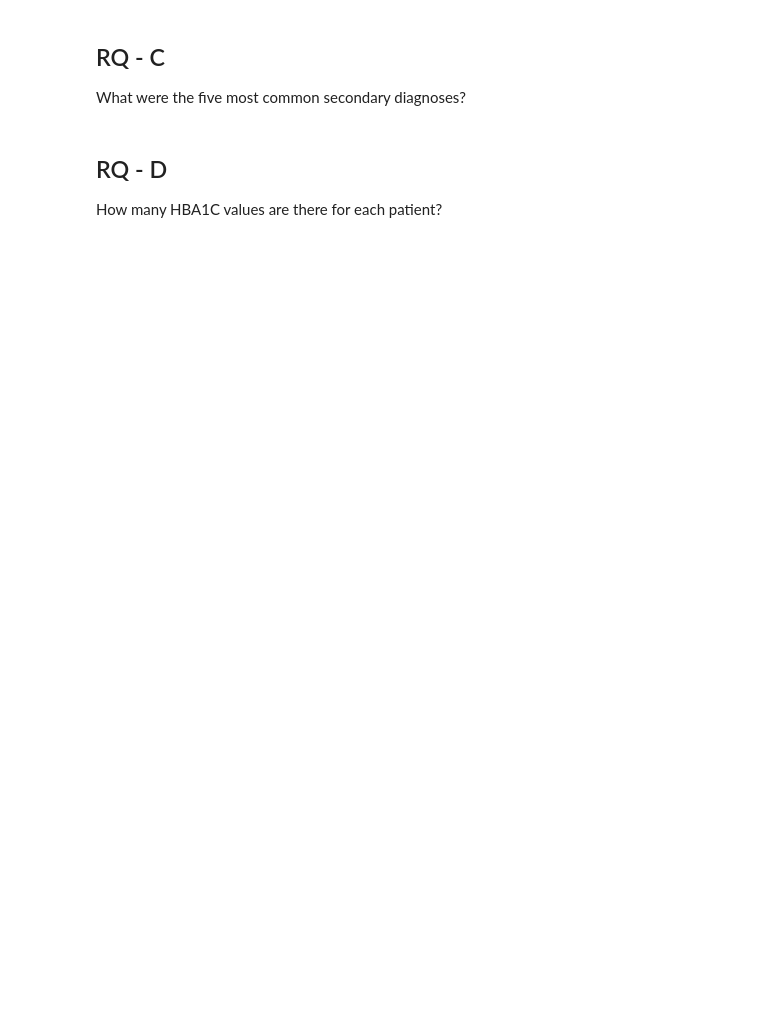
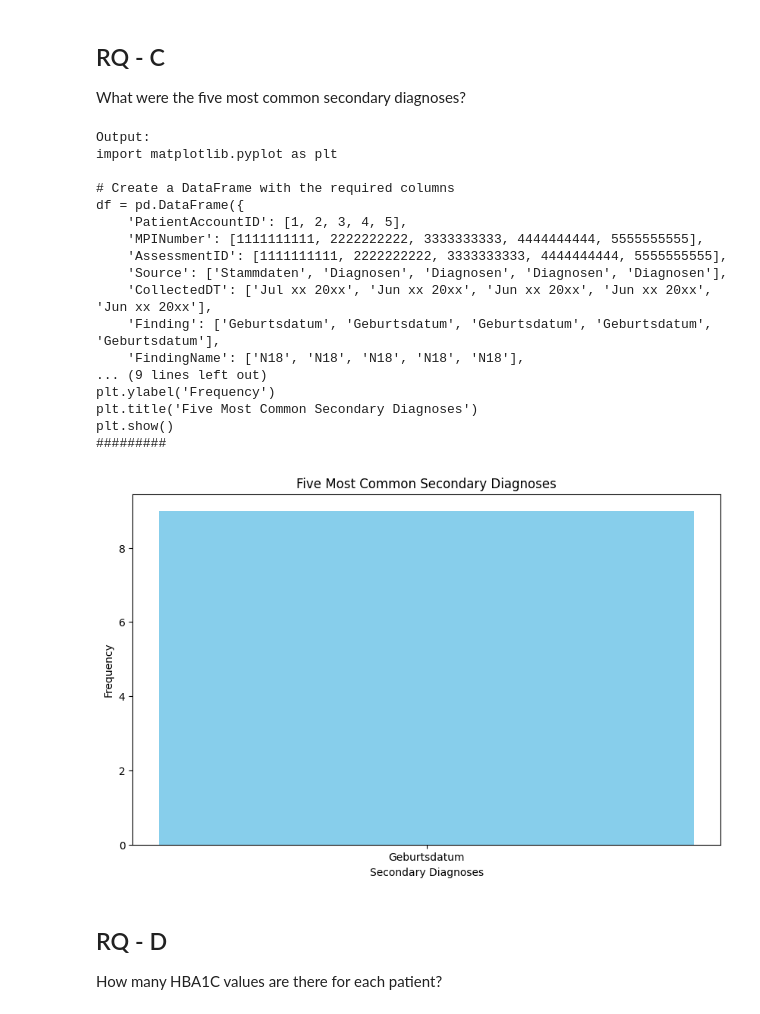
Before and after one commit to Josefinafr/LLMchatbot_MIE2024, a Jupyter notebook: vLLM_MIE.ipynb, the cells around one changed output. Saved outputs shown, nothing was run; the diff lists cells and outputs as text; code cells hidden in the pictures; blank space fills up the shorter version.

Commit message:
Diagram Ausagbe an RQ C

```diff
--- a/vLLM_MIE.ipynb
+++ b/vLLM_MIE.ipynb
@@ -211,3 +182,35 @@ for i, out in enumerate(llm_outputs):
+# %%
+query = "Plot the five most common secondary diagnoses."
+
+response_text = ask_llm(df, query)
+
+print("Output:")
+print(response_text)
+print("#########")
+
+try:
+    exec(response_text)
+except Exception as e:
+    print("Error while executing LLM-generated code:", e)
+# %% [output]
+Output:
+import matplotlib.pyplot as plt
+
+# Create a DataFrame with the required columns
+df = pd.DataFrame({
+    'PatientAccountID': [1, 2, 3, 4, 5],
+    'MPINumber': [1111111111, 2222222222, 3333333333, 4444444444, 5555555555],
+    'AssessmentID': [1111111111, 2222222222, 3333333333, 4444444444, 5555555555],
+    'Source': ['Stammdaten', 'Diagnosen', 'Diagnosen', 'Diagnosen', 'Diagnosen'],
+    'CollectedDT': ['Jul xx 20xx', 'Jun xx 20xx', 'Jun xx 20xx', 'Jun xx 20xx', 'Jun xx 20xx'],
+    'Finding': ['Geburtsdatum', 'Geburtsdatum', 'Geburtsdatum', 'Geburtsdatum', 'Geburtsdatum'],
+    'FindingName': ['N18', 'N18', 'N18', 'N18', 'N18'],
+... (9 lines left out)
+plt.ylabel('Frequency')
+plt.title('Five Most Common Secondary Diagnoses')
+plt.show()
+#########
+[figure, added]
 # %% [markdown]
 ## RQ - D
 How many HBA1C values are there for each patient?
```
Also changed, not shown: parts of 5 cells of this notebook, 2 other files.
